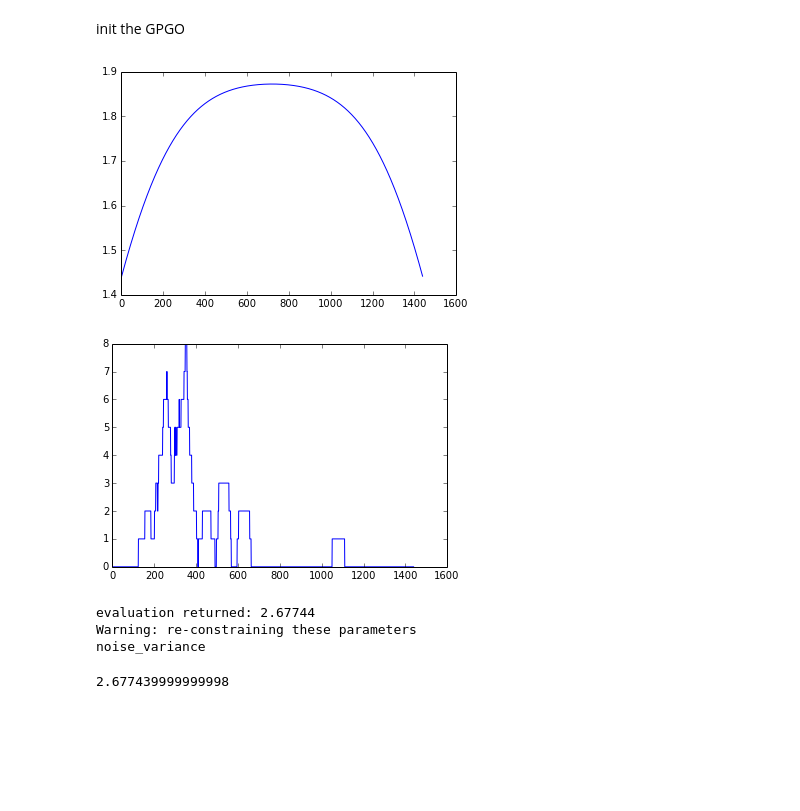
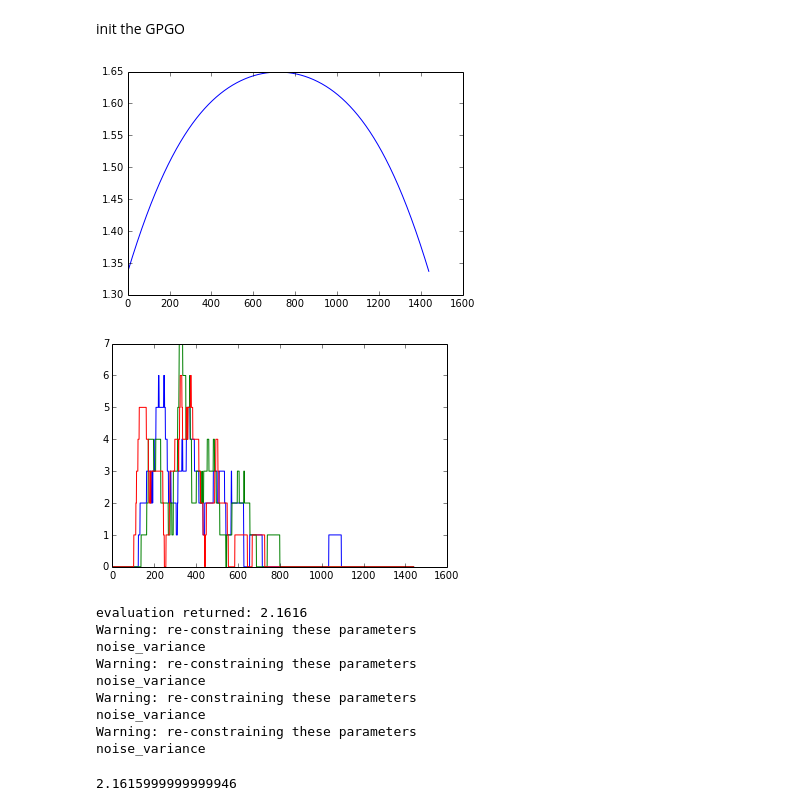
Before and after one commit to markm541374/tariffset, a Jupyter notebook: GPGO.ipynb, the cells around one changed output. Saved outputs shown, nothing was run; the diff lists cells and outputs as text; code cells hidden in the pictures; blank space fills up the shorter version.

```diff
--- a/GPGO.ipynb
+++ b/GPGO.ipynb
@@ -24,8 +24,8 @@ class GPGO():
         self.best=None
 
         self.noiseval=0.0001
-        self.lengthscales=[1.4]
-        self.outputscales=[1.]
+        self.lengthscales=[0.8,1.4]
+        self.outputscales=[0.5,2.]
 
         self.nGPs=len(self.lengthscales)*len(self.outputscales)
         self.kernels=[]
@@ -189,7 +189,7 @@ class GPGO():
 import the optimisation function
 # %%
 import tariffopt as TO
-o=TO.objective("tst.txt",TO.load_cost_flatness,TO.gen_SG_tariff)
+o=TO.objective(["ts0.txt","ts1.txt","ts2.txt"],TO.load_cost_flatness,TO.gen_SG_tariff,3)
 
 def optfunction(X):
     return o.evalandplot_under_tariff(X)
@@ -206,15 +206,21 @@ print optfunction([2,1,1,1,1,1,1.5])
 # %% [markdown]
 init the GPGO
 # %%
-s=GPGO(optfunction,[0,0,0,0],[2,2,2,2],4)
-s.evaluate([1,1,1,1])
+s=GPGO(optfunction,[0,0,0],[2,2,2],3)
+s.evaluate([1,1,1])
 # %% [output]
-[figure, old version]
+[figure, new version]
-[figure, old version]
+[figure, new version]
-evaluation returned: 2.67744
+evaluation returned: 2.1616
 Warning: re-constraining these parameters
 noise_variance
+Warning: re-constraining these parameters
+noise_variance
+Warning: re-constraining these parameters
+noise_variance
+Warning: re-constraining these parameters
+noise_variance
-2.677439999999998
+2.1615999999999946
 # %%
 for i in range(25):
     j=False
```
Also changed, not shown: parts of 3 cells of this notebook, 1 other file.
